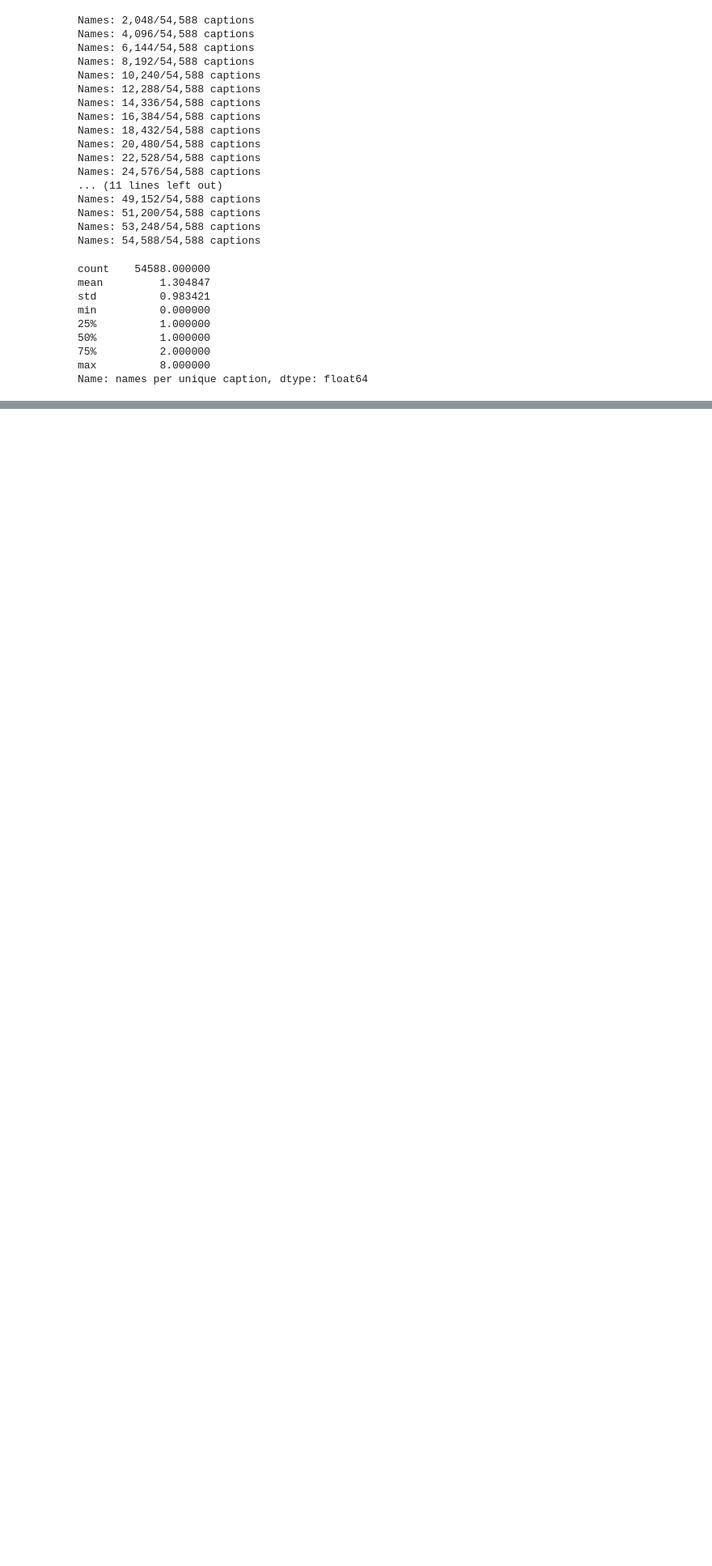
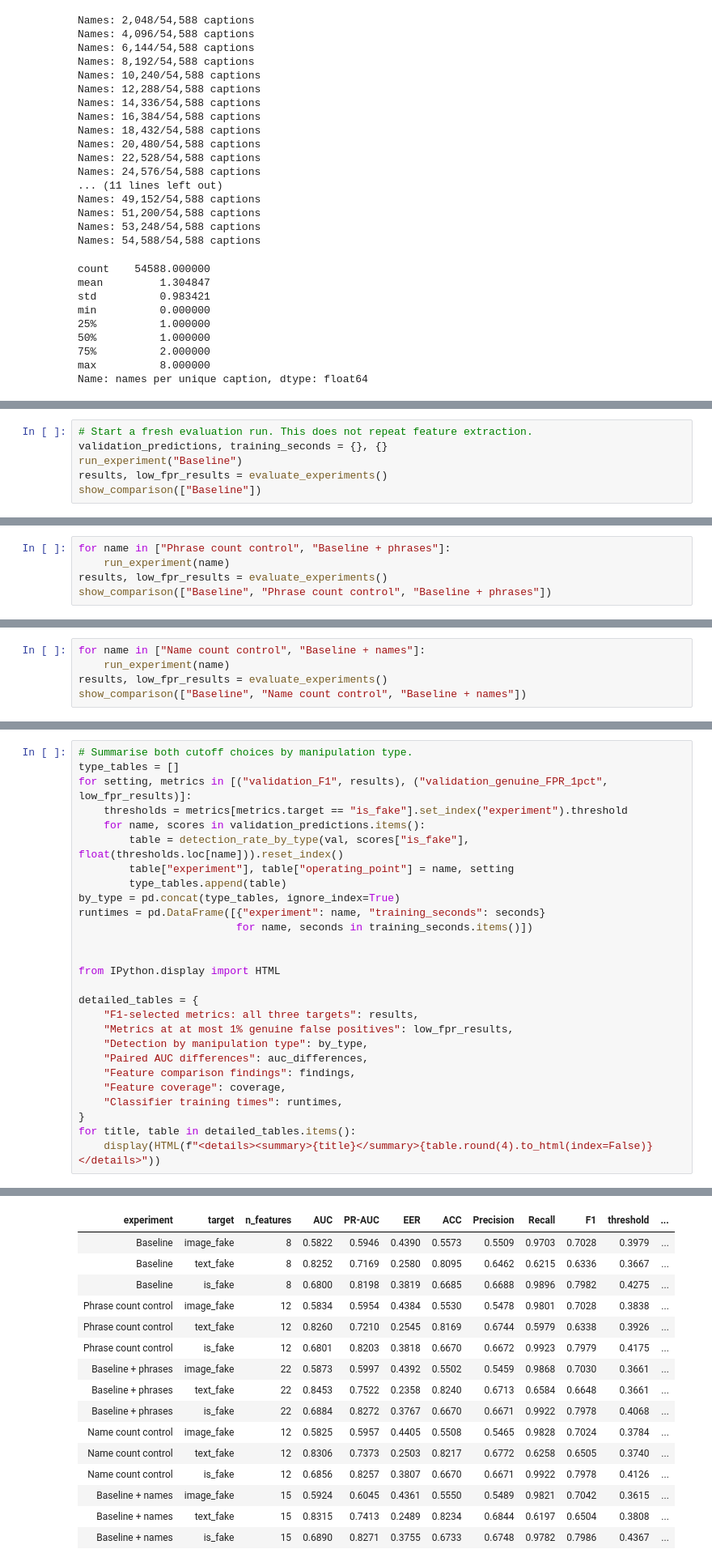
Before and after one commit to mfchloe/bt4012-team12, a Jupyter notebook: notebooks/07_multimodal_analysis.ipynb, the cells around one changed output, grey strips where cells are left out. Shown at 81% size. Cells and saved outputs as stored; diff of their text form; blank space fills up the shorter version.

```diff
--- a/notebooks/07_multimodal_analysis.ipynb
+++ b/notebooks/07_multimodal_analysis.ipynb
@@ -1071,0 +825,6 @@ All exports contain `row_id` plus finite feature columns, with availability indi
+# %%
+# Start a fresh evaluation run. This does not repeat feature extraction.
+validation_predictions, training_seconds = {}, {}
+run_experiment("Baseline")
+results, low_fpr_results = evaluate_experiments()
+show_comparison(["Baseline"])
@@ -1071,0 +853,5 @@ All exports contain `row_id` plus finite feature columns, with availability indi
+# %%
+for name in ["Phrase count control", "Baseline + phrases"]:
+    run_experiment(name)
+results, low_fpr_results = evaluate_experiments()
+show_comparison(["Baseline", "Phrase count control", "Baseline + phrases"])
@@ -1071,0 +879,5 @@ All exports contain `row_id` plus finite feature columns, with availability indi
+# %%
+for name in ["Name count control", "Baseline + names"]:
+    run_experiment(name)
+results, low_fpr_results = evaluate_experiments()
+show_comparison(["Baseline", "Name count control", "Baseline + names"])
@@ -1071,0 +990,28 @@ All exports contain `row_id` plus finite feature columns, with availability indi
+# %%
+# Summarise both cutoff choices by manipulation type.
+type_tables = []
+for setting, metrics in [("validation_F1", results), ("validation_genuine_FPR_1pct", low_fpr_results)]:
+    thresholds = metrics[metrics.target == "is_fake"].set_index("experiment").threshold
+    for name, scores in validation_predictions.items():
+        table = detection_rate_by_type(val, scores["is_fake"], float(thresholds.loc[name])).reset_index()
+        table["experiment"], table["operating_point"] = name, setting
+        type_tables.append(table)
+by_type = pd.concat(type_tables, ignore_index=True)
+runtimes = pd.DataFrame([{"experiment": name, "training_seconds": seconds}
+                         for name, seconds in training_seconds.items()])
+
+
+from IPython.display import HTML
+
+detailed_tables = {
+    "F1-selected metrics: all three targets": results,
+    "Metrics at at most 1% genuine false positives": low_fpr_results,
+    "Detection by manipulation type": by_type,
+    "Paired AUC differences": auc_differences,
+    "Feature comparison findings": findings,
+    "Feature coverage": coverage,
+    "Classifier training times": runtimes,
+}
+for title, table in detailed_tables.items():
+    display(HTML(f"<details><summary>{title}</summary>{table.round(4).to_html(index=False)}</details>"))
+# %% [output]
@@ -1071,0 +1019,16 @@ All exports contain `row_id` plus finite feature columns, with availability indi
+| experiment | target | n_features | AUC | PR-AUC | EER | ACC | Precision | Recall | F1 | threshold | ... |
+| Baseline | image_fake | 8 | 0.5822 | 0.5946 | 0.4390 | 0.5573 | 0.5509 | 0.9703 | 0.7028 | 0.3979 | ... |
+| Baseline | text_fake | 8 | 0.8252 | 0.7169 | 0.2580 | 0.8095 | 0.6462 | 0.6215 | 0.6336 | 0.3667 | ... |
+| Baseline | is_fake | 8 | 0.6800 | 0.8198 | 0.3819 | 0.6685 | 0.6688 | 0.9896 | 0.7982 | 0.4275 | ... |
+| Phrase count control | image_fake | 12 | 0.5834 | 0.5954 | 0.4384 | 0.5530 | 0.5478 | 0.9801 | 0.7028 | 0.3838 | ... |
+| Phrase count control | text_fake | 12 | 0.8260 | 0.7210 | 0.2545 | 0.8169 | 0.6744 | 0.5979 | 0.6338 | 0.3926 | ... |
+| Phrase count control | is_fake | 12 | 0.6801 | 0.8203 | 0.3818 | 0.6670 | 0.6672 | 0.9923 | 0.7979 | 0.4175 | ... |
+| Baseline + phrases | image_fake | 22 | 0.5873 | 0.5997 | 0.4392 | 0.5502 | 0.5459 | 0.9868 | 0.7030 | 0.3661 | ... |
+| Baseline + phrases | text_fake | 22 | 0.8453 | 0.7522 | 0.2358 | 0.8240 | 0.6713 | 0.6584 | 0.6648 | 0.3661 | ... |
+| Baseline + phrases | is_fake | 22 | 0.6884 | 0.8272 | 0.3767 | 0.6670 | 0.6671 | 0.9922 | 0.7978 | 0.4068 | ... |
+| Name count control | image_fake | 12 | 0.5825 | 0.5957 | 0.4405 | 0.5508 | 0.5465 | 0.9828 | 0.7024 | 0.3784 | ... |
+| Name count control | text_fake | 12 | 0.8306 | 0.7373 | 0.2503 | 0.8217 | 0.6772 | 0.6258 | 0.6505 | 0.3740 | ... |
+| Name count control | is_fake | 12 | 0.6856 | 0.8257 | 0.3807 | 0.6670 | 0.6671 | 0.9922 | 0.7978 | 0.4126 | ... |
+| Baseline + names | image_fake | 15 | 0.5924 | 0.6045 | 0.4361 | 0.5550 | 0.5489 | 0.9821 | 0.7042 | 0.3615 | ... |
+| Baseline + names | text_fake | 15 | 0.8315 | 0.7413 | 0.2489 | 0.8234 | 0.6844 | 0.6197 | 0.6504 | 0.3808 | ... |
+| Baseline + names | is_fake | 15 | 0.6890 | 0.8271 | 0.3755 | 0.6733 | 0.6748 | 0.9782 | 0.7986 | 0.4367 | ... |
```
Also changed, not shown: parts of 42 cells of this notebook, 1 other file.
